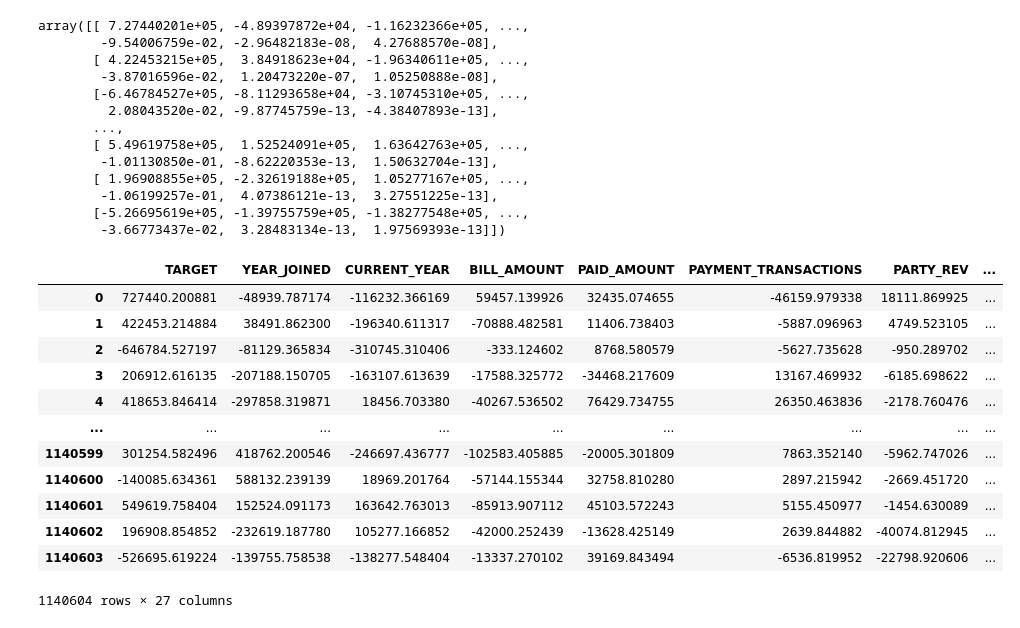
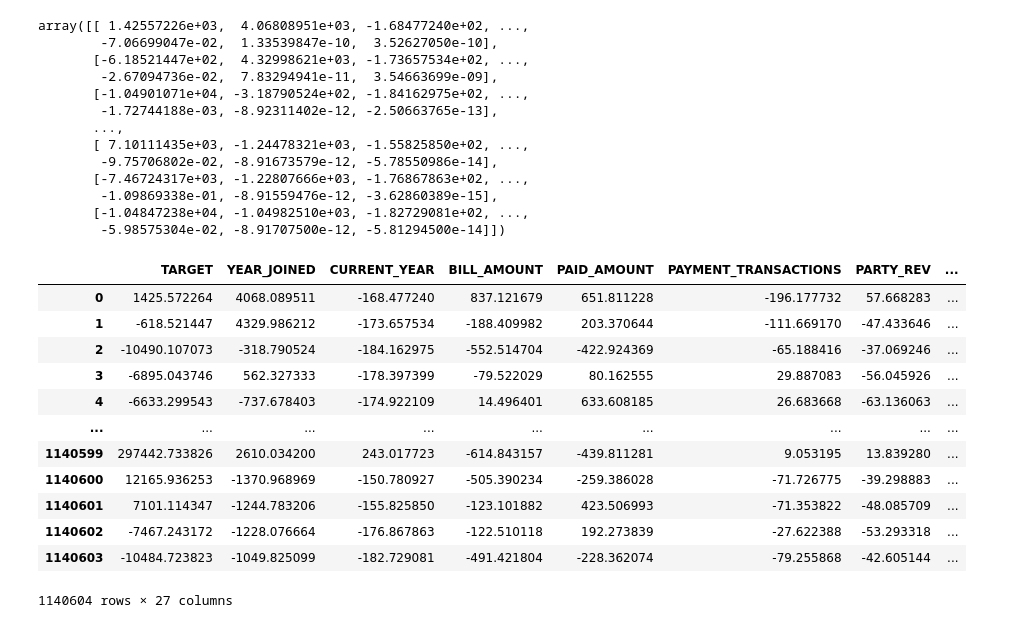
Before and after one commit to new-superuser-alt9193/DeepLearning, a Jupyter notebook: crisp_dm/data_preparation/onehot_encoder.ipynb, the cells around one changed output. Drawn from its saved outputs; the diff is of its cells as text; code cells hidden in the pictures.

Commit message:
Label enconder automatizado

```diff
--- a/crisp_dm/data_preparation/onehot_encoder.ipynb
+++ b/crisp_dm/data_preparation/onehot_encoder.ipynb
@@ -93,0 +34,3 @@ df_pca
+# %%
+categoricalColumns = getCategoricalColumns(df)
+categoricalColumns
@@ -93,0 +43,16 @@ df_pca
+# %%
+# Convierte las variables categoricas en numericas en base a label encoding
+def getNumericDataset(df):
+    categoricalColumns = getCategoricalColumns(df)
+    numDataset = df.drop(columns= categoricalColumns)
+    categoricalDataset = df[categoricalColumns]
+
+    categoricalDataset = categoricalDataset.apply(LabelEncoder().fit_transform)
+
+    for i in categoricalColumns:
+        numDataset[i] = categoricalDataset[i]
+
+    return numDataset
+# %%
+df = getNumericDataset(df)
+df
@@ -94,36 +73,37 @@ df_pca
 # %%
-pca_data = PCA(n_components = 27).fit_transform(df_pca)
+pca_data = PCA(n_components = 27).fit_transform(df)
 pca_data
 # %% [output]
-array([[ 7.27440201e+05, -4.89397872e+04, -1.16232366e+05, ...,
-        -9.54006759e-02, -2.96482183e-08,  4.27688570e-08],
-       [ 4.22453215e+05,  3.84918623e+04, -1.96340611e+05, ...,
-        -3.87016596e-02,  1.20473220e-07,  1.05250888e-08],
-       [-6.46784527e+05, -8.11293658e+04, -3.10745310e+05, ...,
-         2.08043520e-02, -9.87745759e-13, -4.38407893e-13],
+array([[ 1.42557226e+03,  4.06808951e+03, -1.68477240e+02, ...,
+        -7.06699047e-02,  1.33539847e-10,  3.52627050e-10],
+       [-6.18521447e+02,  4.32998621e+03, -1.73657534e+02, ...,
+        -2.67094736e-02,  7.83294941e-11,  3.54663699e-09],
+       [-1.04901071e+04, -3.18790524e+02, -1.84162975e+02, ...,
+        -1.72744188e-03, -8.92311402e-12, -2.50663765e-13],
        ...,
-       [ 5.49619758e+05,  1.52524091e+05,  1.63642763e+05, ...,
-        -1.01130850e-01, -8.62220353e-13,  1.50632704e-13],
-       [ 1.96908855e+05, -2.32619188e+05,  1.05277167e+05, ...,
-        -1.06199257e-01,  4.07386121e-13,  3.27551225e-13],
-       [-5.26695619e+05, -1.39755759e+05, -1.38277548e+05, ...,
-        -3.66773437e-02,  3.28483134e-13,  1.97569393e-13]])
+       [ 7.10111435e+03, -1.24478321e+03, -1.55825850e+02, ...,
+        -9.75706802e-02, -8.91673579e-12, -5.78550986e-14],
+       [-7.46724317e+03, -1.22807666e+03, -1.76867863e+02, ...,
+        -1.09869338e-01, -8.91559476e-12, -3.62860389e-15],
+       [-1.04847238e+04, -1.04982510e+03, -1.82729081e+02, ...,
+        -5.98575304e-02, -8.91707500e-12, -5.81294500e-14]])
 # %%
-names = ["TARGET","YEAR_JOINED","CURRENT_YEAR","BILL_AMOUNT","PAID_AMOUNT","PAYMENT_TRANSACTIONS","PARTY_REV","PREPAID_LINES","POSTPAID_LINES","OTHER_LINES","LINE_REV","MOUS_TO_LOCAL_MOBILES","MOUS_FROM_LOCAL_MOBILES","MOUS_TO_LOCAL_LANDLINES","MOUS_FROM_LOCAL_LANDLINES","MOUS_TO_INT_NUMBER","MOUS_FROM_INT_NUMBER","DATA_IN_BNDL","DATA_OUT_BNDL","DATA_USG_PAYG","COMPLAINTS","Years_stayed","PTY_PROFILE_SUB_TYPE","SOCIO_ECONOMIC_SEGMENT","PARTY_NATIONALITY","PARTY_GENDER_CD","STATUS"]
+#names = ["TARGET","YEAR_JOINED","CURRENT_YEAR","BILL_AMOUNT","PAID_AMOUNT","PAYMENT_TRANSACTIONS","PARTY_REV","PREPAID_LINES","POSTPAID_LINES","OTHER_LINES","LINE_REV","MOUS_TO_LOCAL_MOBILES","MOUS_FROM_LOCAL_MOBILES","MOUS_TO_LOCAL_LANDLINES","MOUS_FROM_LOCAL_LANDLINES","MOUS_TO_INT_NUMBER","MOUS_FROM_INT_NUMBER","DATA_IN_BNDL","DATA_OUT_BNDL","DATA_USG_PAYG","COMPLAINTS","Years_stayed","PTY_PROFILE_SUB_TYPE","SOCIO_ECONOMIC_SEGMENT","PARTY_NATIONALITY","PARTY_GENDER_CD","STATUS"]
+names = list(df.columns)
 imputed_pca_df = pd.DataFrame(pca_data, columns = names)
 imputed_pca_df
 # %% [output]
 |  | TARGET | YEAR_JOINED | CURRENT_YEAR | BILL_AMOUNT | PAID_AMOUNT | PAYMENT_TRANSACTIONS | PARTY_REV | ... |
-| 0 | 727440.200881 | -48939.787174 | -116232.366169 | 59457.139926 | 32435.074655 | -46159.979338 | 18111.869925 | ... |
-| 1 | 422453.214884 | 38491.862300 | -196340.611317 | -70888.482581 | 11406.738403 | -5887.096963 | 4749.523105 | ... |
-| 2 | -646784.527197 | -81129.365834 | -310745.310406 | -333.124602 | 8768.580579 | -5627.735628 | -950.289702 | ... |
-| 3 | 206912.616135 | -207188.150705 | -163107.613639 | -17588.325772 | -34468.217609 | 13167.469932 | -6185.698622 | ... |
-| 4 | 418653.846414 | -297858.319871 | 18456.703380 | -40267.536502 | 76429.734755 | 26350.463836 | -2178.760476 | ... |
+| 0 | 1425.572264 | 4068.089511 | -168.477240 | 837.121679 | 651.811228 | -196.177732 | 57.668283 | ... |
+| 1 | -618.521447 | 4329.986212 | -173.657534 | -188.409982 | 203.370644 | -111.669170 | -47.433646 | ... |
+| 2 | -10490.107073 | -318.790524 | -184.162975 | -552.514704 | -422.924369 | -65.188416 | -37.069246 | ... |
+| 3 | -6895.043746 | 562.327333 | -178.397399 | -79.522029 | 80.162555 | 29.887083 | -56.045926 | ... |
+| 4 | -6633.299543 | -737.678403 | -174.922109 | 14.496401 | 633.608185 | 26.683668 | -63.136063 | ... |
 | ... | ... | ... | ... | ... | ... | ... | ... | ... |
-| 1140599 | 301254.582496 | 418762.200546 | -246697.436777 | -102583.405885 | -20005.301809 | 7863.352140 | -5962.747026 | ... |
-| 1140600 | -140085.634361 | 588132.239139 | 18969.201764 | -57144.155344 | 32758.810280 | 2897.215942 | -2669.451720 | ... |
-| 1140601 | 549619.758404 | 152524.091173 | 163642.763013 | -85913.907112 | 45103.572243 | 5155.450977 | -1454.630089 | ... |
-| 1140602 | 196908.854852 | -232619.187780 | 105277.166852 | -42000.252439 | -13628.425149 | 2639.844882 | -40074.812945 | ... |
-| 1140603 | -526695.619224 | -139755.758538 | -138277.548404 | -13337.270102 | 39169.843494 | -6536.819952 | -22798.920606 | ... |
+| 1140599 | 297442.733826 | 2610.034200 | 243.017723 | -614.843157 | -439.811281 | 9.053195 | 13.839280 | ... |
+| 1140600 | 12165.936253 | -1370.968969 | -150.780927 | -505.390234 | -259.386028 | -71.726775 | -39.298883 | ... |
+| 1140601 | 7101.114347 | -1244.783206 | -155.825850 | -123.101882 | 423.506993 | -71.353822 | -48.085709 | ... |
+| 1140602 | -7467.243172 | -1228.076664 | -176.867863 | -122.510118 | 192.273839 | -27.622388 | -53.293318 | ... |
+| 1140603 | -10484.723823 | -1049.825099 | -182.729081 | -491.421804 | -228.362074 | -79.255868 | -42.605144 | ... |
 1140604 rows × 27 columns
 # %%
```
Also changed, not shown: parts of 10 cells of this notebook.
